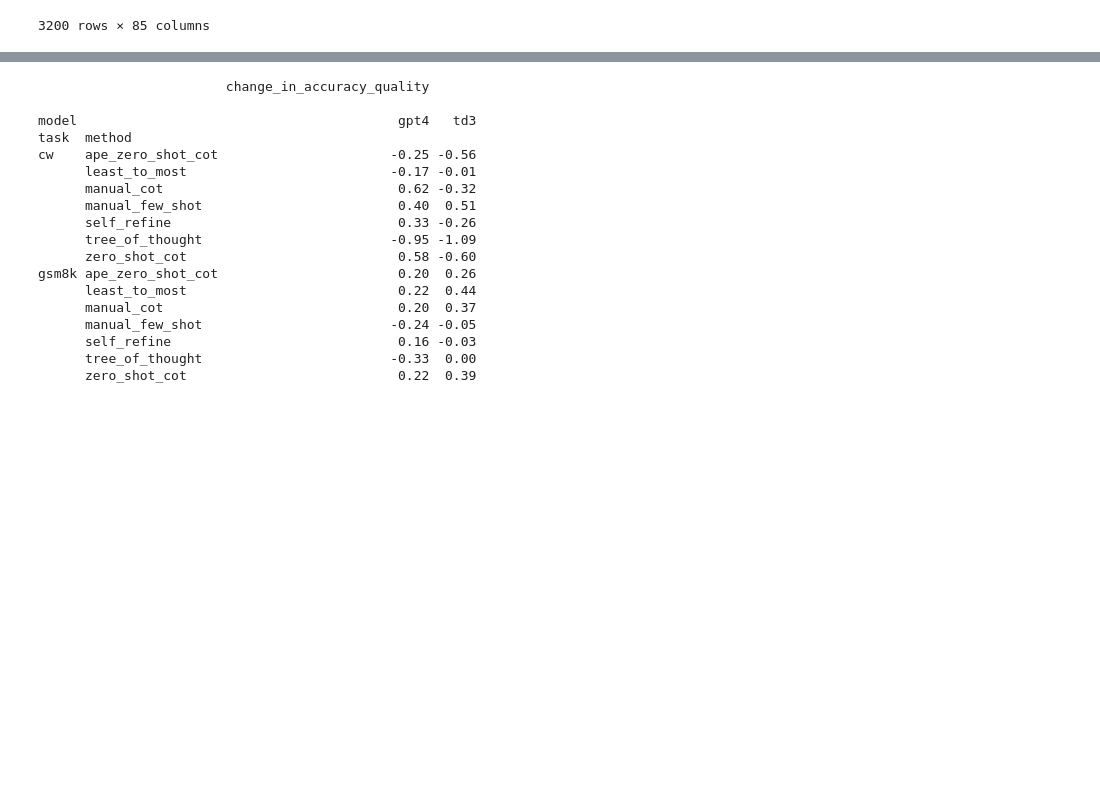
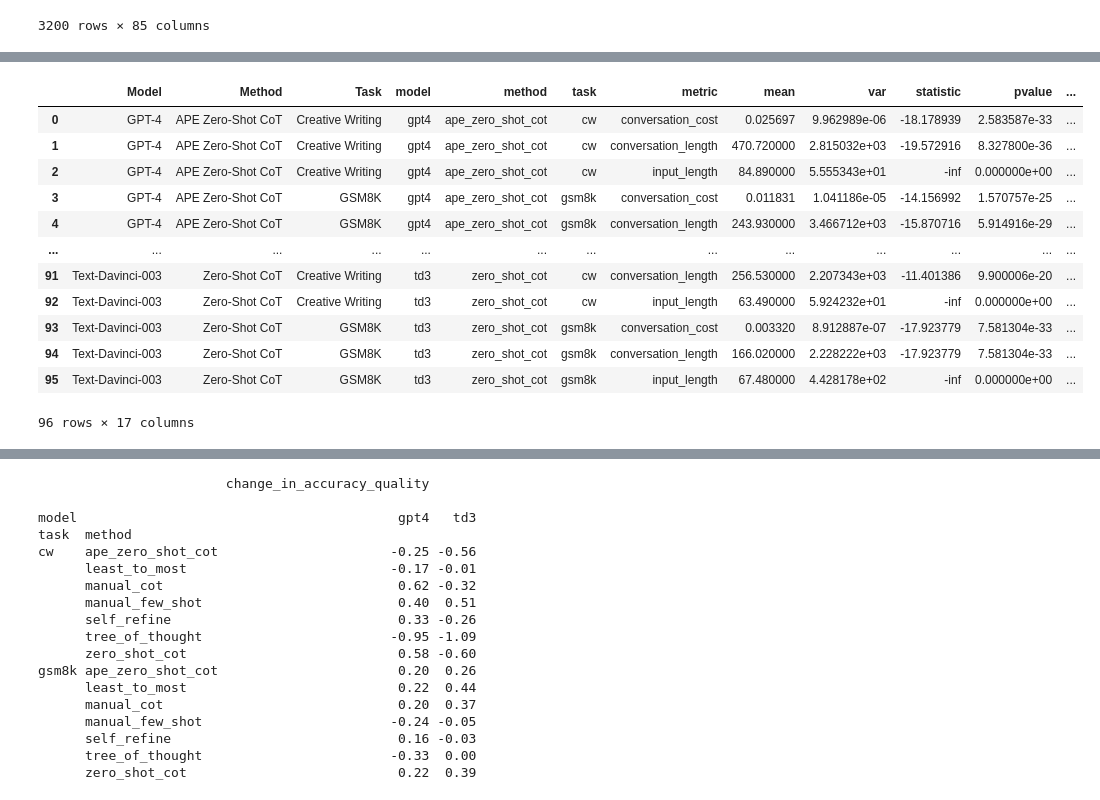
Before and after one commit to ijyliu/anlp23-project, a Jupyter notebook: Data/07c - Length Metrics.ipynb, the cells around one changed output, grey strips where cells are left out. Drawn from its saved outputs; the diff is of its cells as text; code cells hidden in the pictures; blank space fills up the shorter version.

Commit message:
added complexity table

```diff
--- a/Data/07c - Length Metrics.ipynb
+++ b/Data/07c - Length Metrics.ipynb
@@ -56,6 +56,10 @@ cw_data = combined_data[combined_data['task'] == 'cw']
 # %%
 # For convenience in this file, set model, method, task to Model, Method, Task in all datasets
 # Rename Model, Method, Task columns to model, method, task
+
+# Save version with old names
+combined_data_old_names = combined_data.copy()
+
 combined_data = combined_data.rename(columns={'model': 'old_model', 'method': 'old_method', 'task': 'old_task'}).rename(columns={'Model': 'model', 'Method': 'method', 'Task': 'task'})
 gsm8k_data = gsm8k_data.rename(columns={'model': 'old_model', 'method': 'old_method', 'task': 'old_task'}).rename(columns={'Model': 'model', 'Method': 'method', 'Task': 'task'})
 cw_data = cw_data.rename(columns={'model': 'old_model', 'method': 'old_method', 'task': 'old_task'}).rename(columns={'Model': 'model', 'Method': 'method', 'Task': 'task'})
@@ -85,3 +93,11 @@ Baseline comparison ratios, change in accuracy/quality plots
 # means_table(combined_data, 'conversation_length')
 # means_table(combined_data, 'input_length')
 # means_table(combined_data, 'conversation_cost')
+# %%
+# In combined_data, keep columns
+limited_combined_data = combined_data_old_names[['Model', 'Method', 'Task', 'model', 'method', 'task', 'conversation_length', 'input_length', 'conversation_cost']]
+
+# Stack by Model and Method
+stacked_combined_data = limited_combined_data.set_index(['Model', 'Method', 'Task', 'model', 'method', 'task']).stack().reset_index().rename(columns = {'level_6': 'metric', 0: 'Value'})
+
+stacked_combined_data
@@ -87,0 +118,6 @@ Baseline comparison ratios, change in accuracy/quality plots
+# %%
+# Average Value by model, method, metric
+# Also get variance
+avg_metric_with_variance = stacked_combined_data.groupby(['Model', 'Method', 'Task', 'model', 'method', 'task', 'metric']).agg(['mean', 'var'])['Value'].reset_index()
+
+avg_metric_with_variance
@@ -87,0 +138,26 @@ Baseline comparison ratios, change in accuracy/quality plots
+# %%
+# Add significance
+# Load all_inference.xlsx
+all_inference = pd.read_excel('all_inference.xlsx')
+
+# Merge with avg_metric_with_variance
+avg_metric_with_variance = pd.merge(avg_metric_with_variance, all_inference, how = 'left', on = ['model', 'method', 'task', 'metric'])
+
+# Create column stars if Significant at 95% == "Yes"
+avg_metric_with_variance['stars'] = avg_metric_with_variance['Significant at 95%'].apply(lambda x: '*' if x == 'Yes' else '')
+
+avg_metric_with_variance
+# %% [output]
+|  | Model | Method | Task | model | method | task | metric | mean | var | statistic | pvalue | ... |
+| 0 | GPT-4 | APE Zero-Shot CoT | Creative Writing | gpt4 | ape_zero_shot_cot | cw | conversation_cost | 0.025697 | 9.962989e-06 | -18.178939 | 2.583587e-33 | ... |
+| 1 | GPT-4 | APE Zero-Shot CoT | Creative Writing | gpt4 | ape_zero_shot_cot | cw | conversation_length | 470.720000 | 2.815032e+03 | -19.572916 | 8.327800e-36 | ... |
+| 2 | GPT-4 | APE Zero-Shot CoT | Creative Writing | gpt4 | ape_zero_shot_cot | cw | input_length | 84.890000 | 5.555343e+01 | -inf | 0.000000e+00 | ... |
+| 3 | GPT-4 | APE Zero-Shot CoT | GSM8K | gpt4 | ape_zero_shot_cot | gsm8k | conversation_cost | 0.011831 | 1.041186e-05 | -14.156992 | 1.570757e-25 | ... |
+| 4 | GPT-4 | APE Zero-Shot CoT | GSM8K | gpt4 | ape_zero_shot_cot | gsm8k | conversation_length | 243.930000 | 3.466712e+03 | -15.870716 | 5.914916e-29 | ... |
+| ... | ... | ... | ... | ... | ... | ... | ... | ... | ... | ... | ... | ... |
+| 91 | Text-Davinci-003 | Zero-Shot CoT | Creative Writing | td3 | zero_shot_cot | cw | conversation_length | 256.530000 | 2.207343e+03 | -11.401386 | 9.900006e-20 | ... |
+| 92 | Text-Davinci-003 | Zero-Shot CoT | Creative Writing | td3 | zero_shot_cot | cw | input_length | 63.490000 | 5.924232e+01 | -inf | 0.000000e+00 | ... |
+| 93 | Text-Davinci-003 | Zero-Shot CoT | GSM8K | td3 | zero_shot_cot | gsm8k | conversation_cost | 0.003320 | 8.912887e-07 | -17.923779 | 7.581304e-33 | ... |
+| 94 | Text-Davinci-003 | Zero-Shot CoT | GSM8K | td3 | zero_shot_cot | gsm8k | conversation_length | 166.020000 | 2.228222e+03 | -17.923779 | 7.581304e-33 | ... |
+| 95 | Text-Davinci-003 | Zero-Shot CoT | GSM8K | td3 | zero_shot_cot | gsm8k | input_length | 67.480000 | 4.428178e+02 | -inf | 0.000000e+00 | ... |
+96 rows × 17 columns
```
Also changed, not shown: parts of 17 cells of this notebook, 28 other files.
